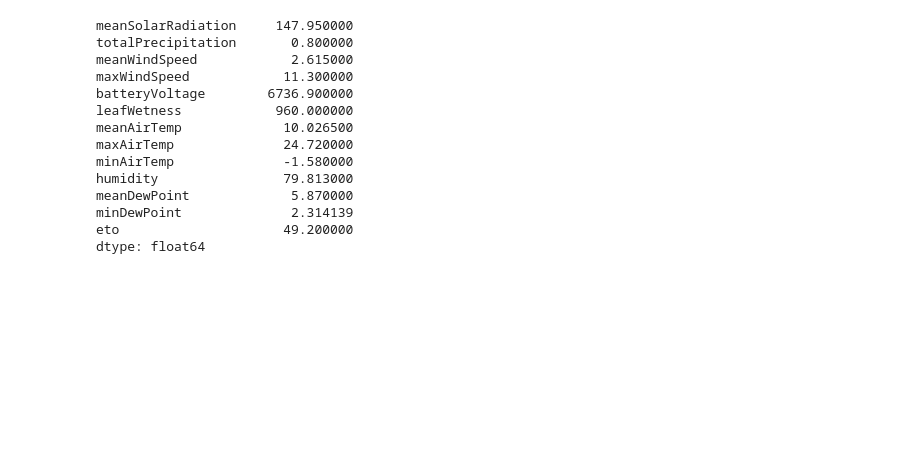
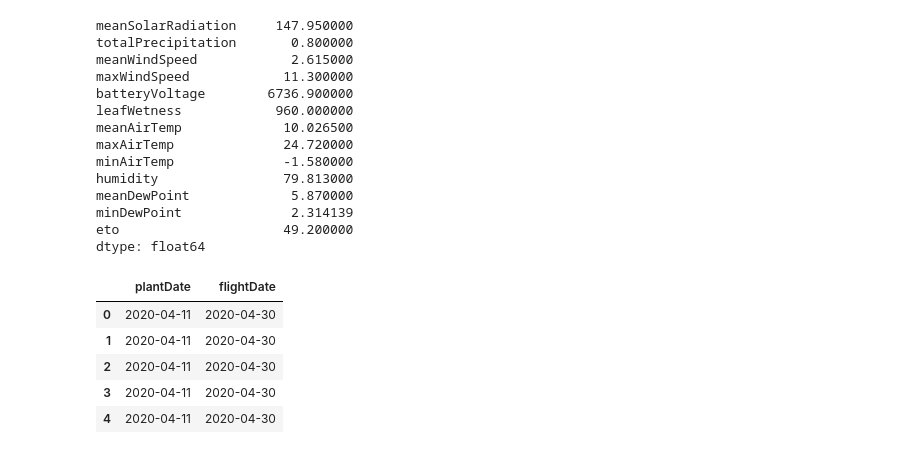
Before and after one commit to rigovm101/CE888_DataScience, a Jupyter notebook: Project/PreProcessing.ipynb, the cells around one changed output. Saved outputs shown, nothing was run; the diff lists cells and outputs as text; code cells hidden in the pictures; blank space fills up the shorter version.

```diff
--- a/Project/PreProcessing.ipynb
+++ b/Project/PreProcessing.ipynb
@@ -456,3 +456,13 @@ meanDewPoint             5.870000
 minDewPoint              2.314139
 eto                     49.200000
 dtype: float64
+# %%
+dates = df.loc[:,['plantDate', 'flightDate']]
+dates.head()
+# %% [output]
+|  | plantDate | flightDate |
+| 0 | 2020-04-11 | 2020-04-30 |
+| 1 | 2020-04-11 | 2020-04-30 |
+| 2 | 2020-04-11 | 2020-04-30 |
+| 3 | 2020-04-11 | 2020-04-30 |
+| 4 | 2020-04-11 | 2020-04-30 |
```
Also changed, not shown: parts of 2 cells of this notebook, 3 other files.
